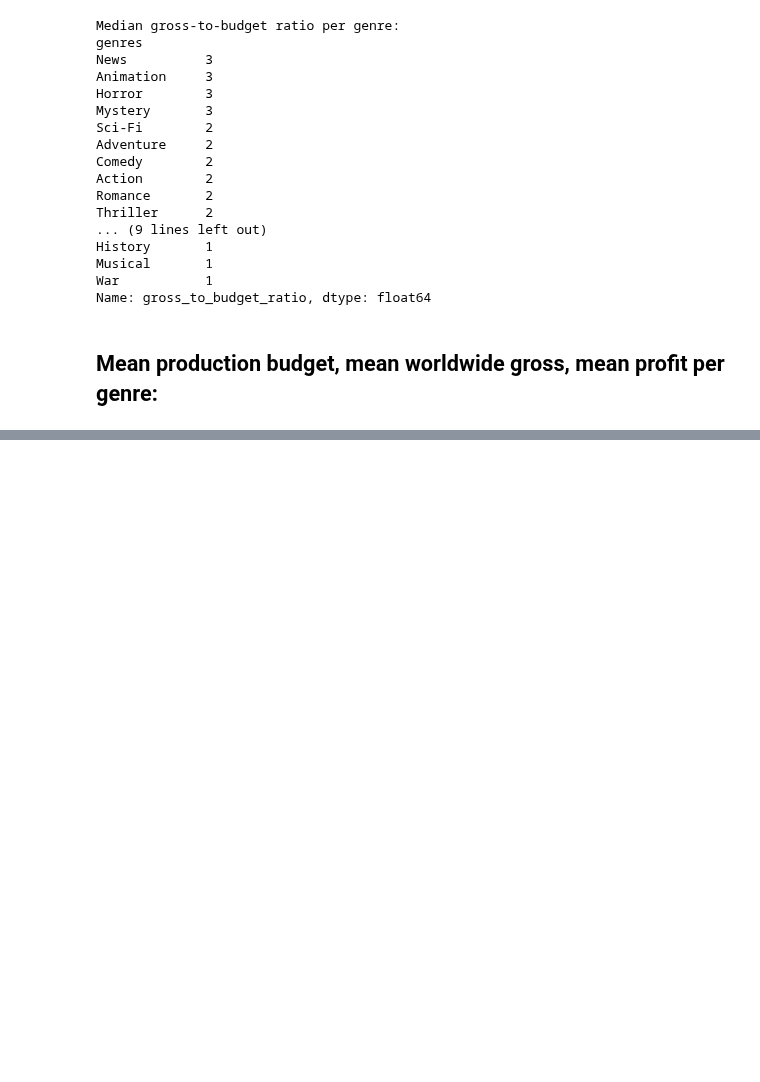
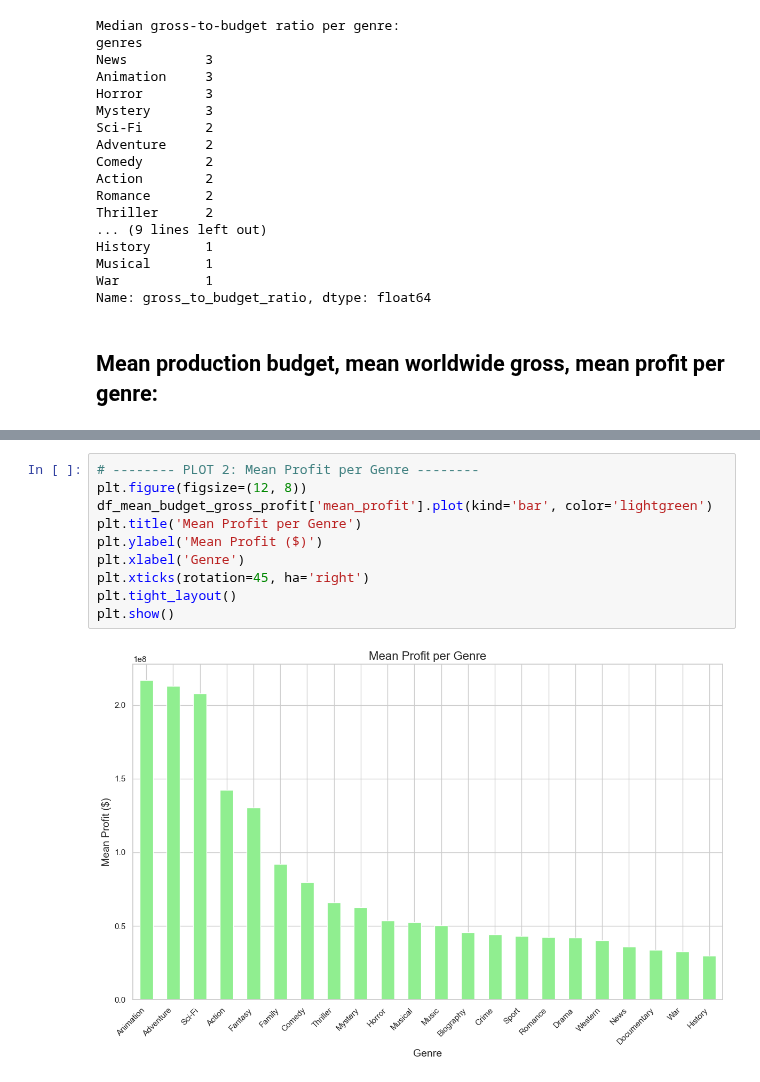
Before and after one commit to WamuyuGitz/movie-insights-project, a Jupyter notebook: leejay_data_analysis.ipynb, the cells around one changed output, grey strips where cells are left out. Saved outputs shown, nothing was run; the diff lists cells and outputs as text; blank space fills up the shorter version.

```diff
--- a/leejay_data_analysis.ipynb
+++ b/leejay_data_analysis.ipynb
@@ -359,0 +378,12 @@ History                  26,697,222            56,558,554           72   29,861,
+# %%
+# -------- PLOT 2: Mean Profit per Genre --------
+plt.figure(figsize=(12, 8))
+df_mean_budget_gross_profit['mean_profit'].plot(kind='bar', color='lightgreen')
+plt.title('Mean Profit per Genre')
+plt.ylabel('Mean Profit ($)')
+plt.xlabel('Genre')
+plt.xticks(rotation=45, ha='right')
+plt.tight_layout()
+plt.show()
+# %% [output]
+[figure, added]
```
Also changed, not shown: parts of 3 cells of this notebook.
